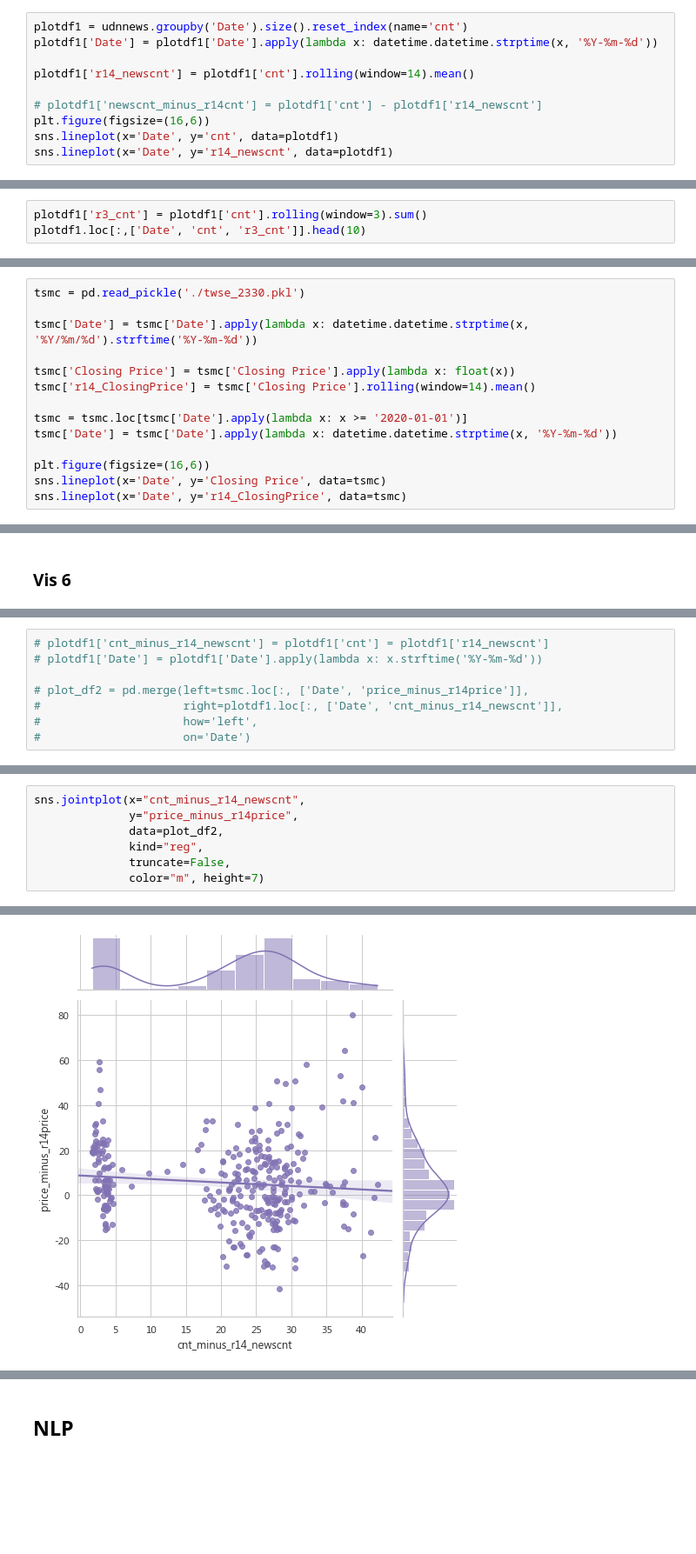
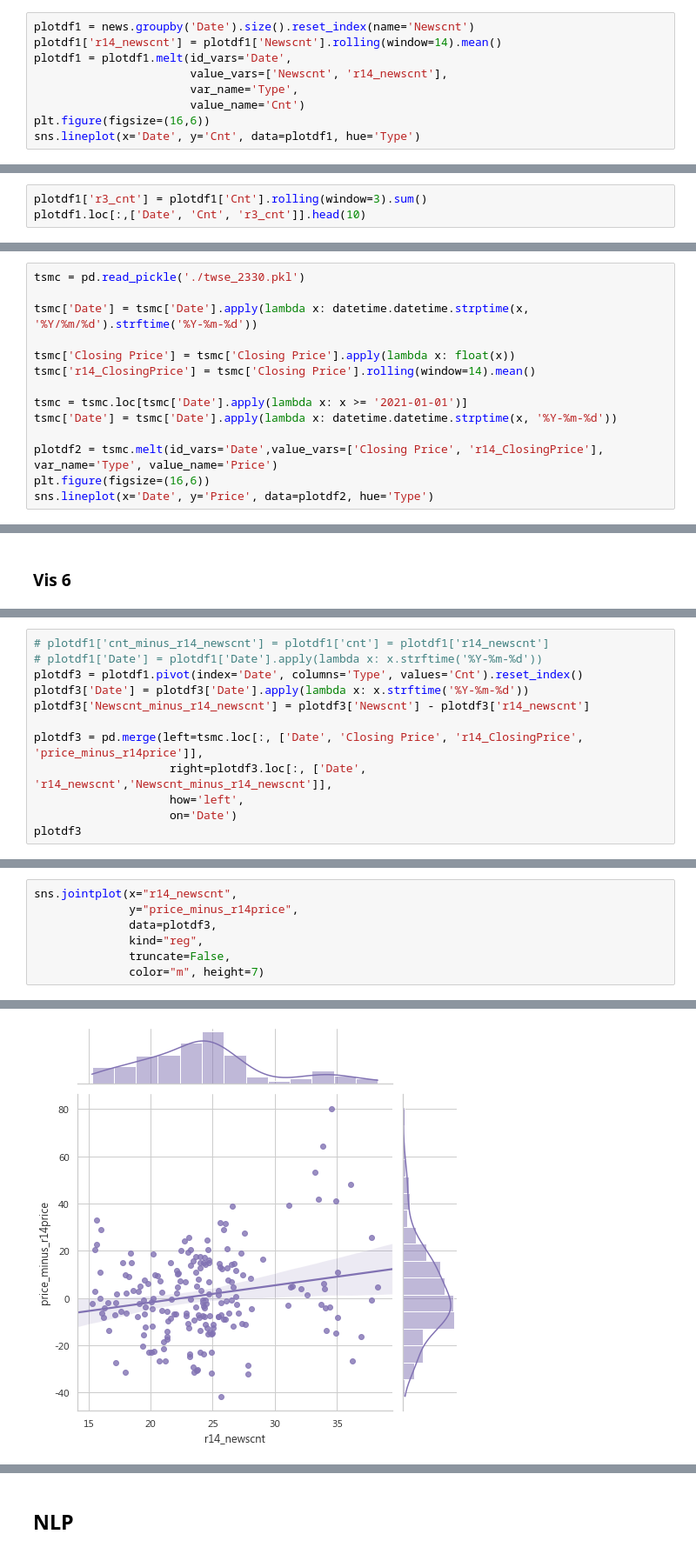
Before and after one commit to tlyu0419/DYU_TextMining, a Jupyter notebook: TM_Workshop.ipynb, the cells around one changed output, grey strips where cells are left out. Shown at 87% size. Cells and saved outputs as stored; diff of their text form; blank space fills up the shorter version.

```diff
--- a/TM_Workshop.ipynb
+++ b/TM_Workshop.ipynb
@@ -265,11 +280,10 @@ udnnews.head(3)
 # %%
-plotdf1 = udnnews.groupby('Date').size().reset_index(name='cnt')
-plotdf1['Date'] = plotdf1['Date'].apply(lambda x: datetime.datetime.strptime(x, '%Y-%m-%d'))
-
-plotdf1['r14_newscnt'] = plotdf1['cnt'].rolling(window=14).mean()
-
-# plotdf1['newscnt_minus_r14cnt'] = plotdf1['cnt'] - plotdf1['r14_newscnt']
+plotdf1 = news.groupby('Date').size().reset_index(name='Newscnt')
+plotdf1['r14_newscnt'] = plotdf1['Newscnt'].rolling(window=14).mean()
+plotdf1 = plotdf1.melt(id_vars='Date',
+                       value_vars=['Newscnt', 'r14_newscnt'],
+                       var_name='Type',
+                       value_name='Cnt')
 plt.figure(figsize=(16,6))
-sns.lineplot(x='Date', y='cnt', data=plotdf1)
-sns.lineplot(x='Date', y='r14_newscnt', data=plotdf1)
+sns.lineplot(x='Date', y='Cnt', data=plotdf1, hue='Type')
 # %% [output]
@@ -278,4 +292,4 @@ sns.lineplot(x='Date', y='r14_newscnt', data=plotdf1)
 # %%
-plotdf1['r3_cnt'] = plotdf1['cnt'].rolling(window=3).sum()
-plotdf1.loc[:,['Date', 'cnt', 'r3_cnt']].head(10)
+plotdf1['r3_cnt'] = plotdf1['Cnt'].rolling(window=3).sum()
+plotdf1.loc[:,['Date', 'Cnt', 'r3_cnt']].head(10)
 # %% [output]
@@ -300,10 +314,10 @@ tsmc['Date'] = tsmc['Date'].apply(lambda x: datetime.datetime.strptime(x, '%Y/%m
 tsmc['Closing Price'] = tsmc['Closing Price'].apply(lambda x: float(x))
 tsmc['r14_ClosingPrice'] = tsmc['Closing Price'].rolling(window=14).mean()
 
-tsmc = tsmc.loc[tsmc['Date'].apply(lambda x: x >= '2020-01-01')]
+tsmc = tsmc.loc[tsmc['Date'].apply(lambda x: x >= '2021-01-01')]
 tsmc['Date'] = tsmc['Date'].apply(lambda x: datetime.datetime.strptime(x, '%Y-%m-%d'))
 
+plotdf2 = tsmc.melt(id_vars='Date',value_vars=['Closing Price', 'r14_ClosingPrice'], var_name='Type', value_name='Price')
 plt.figure(figsize=(16,6))
-sns.lineplot(x='Date', y='Closing Price', data=tsmc)
-sns.lineplot(x='Date', y='r14_ClosingPrice', data=tsmc)
+sns.lineplot(x='Date', y='Price', data=plotdf2, hue='Type')
 # %% [output]
@@ -448,8 +453,12 @@ memory usage: 15.0 KB
 # %%
 # plotdf1['cnt_minus_r14_newscnt'] = plotdf1['cnt'] = plotdf1['r14_newscnt']
 # plotdf1['Date'] = plotdf1['Date'].apply(lambda x: x.strftime('%Y-%m-%d'))
+plotdf3 = plotdf1.pivot(index='Date', columns='Type', values='Cnt').reset_index()
+plotdf3['Date'] = plotdf3['Date'].apply(lambda x: x.strftime('%Y-%m-%d'))
+plotdf3['Newscnt_minus_r14_newscnt'] = plotdf3['Newscnt'] - plotdf3['r14_newscnt']
 
-# plot_df2 = pd.merge(left=tsmc.loc[:, ['Date', 'price_minus_r14price']],
-#                     right=plotdf1.loc[:, ['Date', 'cnt_minus_r14_newscnt']],
-#                     how='left',
-#                     on='Date')
+plotdf3 = pd.merge(left=tsmc.loc[:, ['Date', 'Closing Price', 'r14_ClosingPrice', 'price_minus_r14price']],
+                    right=plotdf3.loc[:, ['Date', 'r14_newscnt','Newscnt_minus_r14_newscnt']],
+                    how='left',
+                    on='Date')
+plotdf3
@@ -472,11 +479,11 @@ plot_df2
 # %%
-sns.jointplot(x="cnt_minus_r14_newscnt",
+sns.jointplot(x="r14_newscnt",
               y="price_minus_r14price",
-              data=plot_df2,
+              data=plotdf3,
               kind="reg",
               truncate=False,
               color="m", height=7)
 # %% [output]
 <seaborn.axisgrid.JointGrid at 0x...>
-[figure, old version]
+[figure, new version]
 # %%
```
Also changed, not shown: parts of 57 cells of this notebook, 2 other files.
